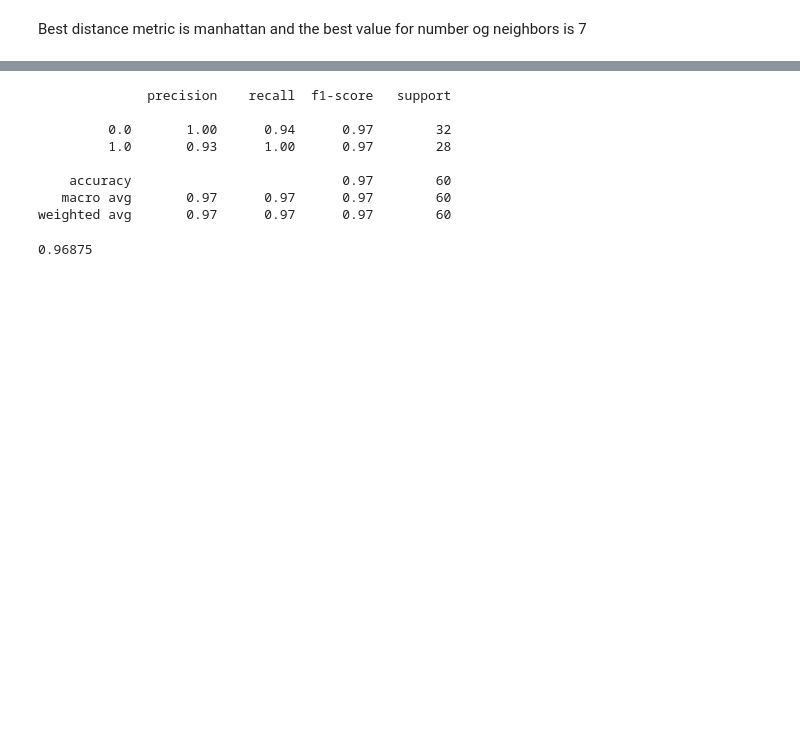
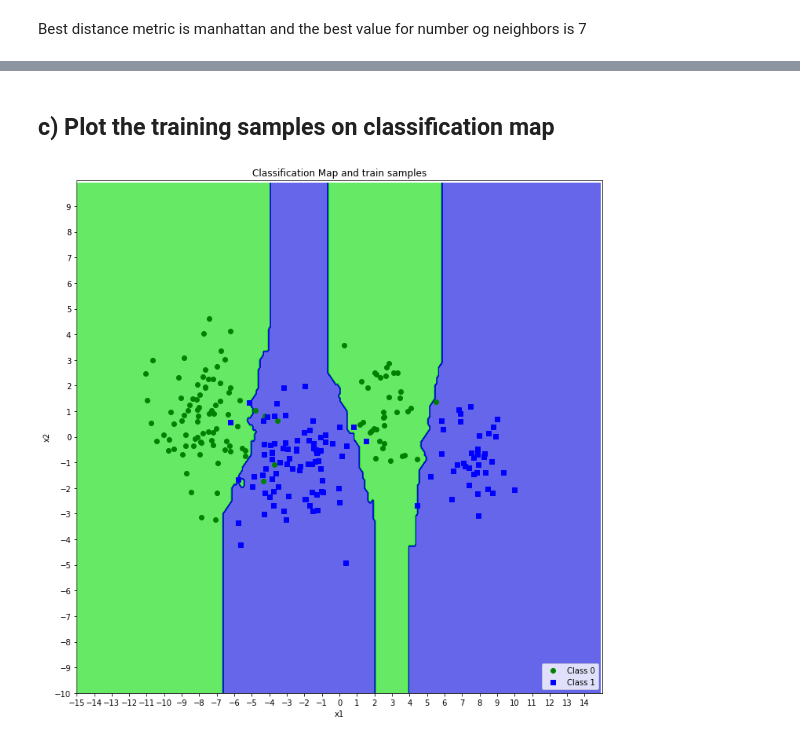
Before and after one commit to melihkurtaran/MachineLearning, a Jupyter notebook: InstanceBasedLearning/InstancebasedLearning.ipynb, the cells around one changed output, grey strips where cells are left out. Cells and saved outputs as stored; diff of their text form; code cells hidden in the pictures; blank space fills up the shorter version.

```diff
--- a/InstanceBasedLearning/InstancebasedLearning.ipynb
+++ b/InstanceBasedLearning/InstancebasedLearning.ipynb
@@ -652,8 +732,8 @@ params = [{'n_neighbors': [3,5,7,9],'metric': ['euclidean', 'manhattan','cityblo
 
 gs_knn = GridSearchCV(knn,
                       param_grid=params,
-                      scoring='f1_weighted',
-                      cv=5)
+                      scoring='accuracy',
+                      cv=5) # 5 cross-validation
 gs_knn.fit(X_train, y_train)
 gs_knn.best_params_
 # %% [output]
@@ -665,22 +766,54 @@ knn = KNeighborsClassifier(metric='manhattan',n_neighbors=7)
-# %%
-#Training the model
-knn.fit(X_train, y_train)
-
-#Predict test data set
-y_pred = knn.predict(X_test)
-
-#Checking performance our model with classification report
-print(classification_report(y_test, y_pred))
-
-#Checking performance our model with ROC Score
-roc_auc_score(y_test, y_pred)
-# %% [output]
-              precision    recall  f1-score   support
-
-         0.0       1.00      0.94      0.97        32
-         1.0       0.93      1.00      0.97        28
-
-    accuracy                           0.97        60
-   macro avg       0.97      0.97      0.97        60
-weighted avg       0.97      0.97      0.97        60
-0.96875
+# %% [markdown]
+## **c) Plot the training samples on classification map**
+# %%
+# Define step size for the mesh
+h = 0.1
+
+fig = plt.figure(figsize=(12, 12))
+
+# Create a mesh to plot in
+xx, yy = np.meshgrid(np.arange(-15, 15, h), np.arange(-10, 10, h))
+
+# Plot the decision boundary using the classifier function
+Z = knn.predict(np.c_[xx.ravel(), yy.ravel()])
+Z = Z.reshape(xx.shape)
+custom_map = ListedColormap(['#00DD00', '#00DD'])
+plt.contourf(xx, yy, Z, cmap=custom_map, alpha=0.6)
+
+
+# Scatter plot for class 0
+plt.scatter(class_0[:, 0], class_0[:, 1],
+            marker='o', color='green',
+            label='Class 0')
+
+# Scatter plot for class 1
+plt.scatter(class_1[:, 0], class_1[:, 1],
+            marker='s', color='blue',
+            label='Class 1',)
+
+# Set plot limits
+plt.xlim(-15, 15)
+plt.ylim(-10, 10)
+
+# Set axis ticks
+plt.xticks(np.arange(-15, 15, step=1))
+plt.yticks(np.arange(-10, 10, step=1))
+
+# Set axis labels
+plt.xlabel('X-axis')
+plt.ylabel('Y-axis')
+
+# Add labels
+plt.xlabel('x1')
+plt.ylabel('x2')
+
+# Add title
+plt.title("Classification Map and train samples")
+
+# Add legend
+plt.legend(loc='lower right')
+
+
+plt.show()
+# %% [output]
+[figure, added]
```
Also changed, not shown: parts of 32 cells of this notebook.
